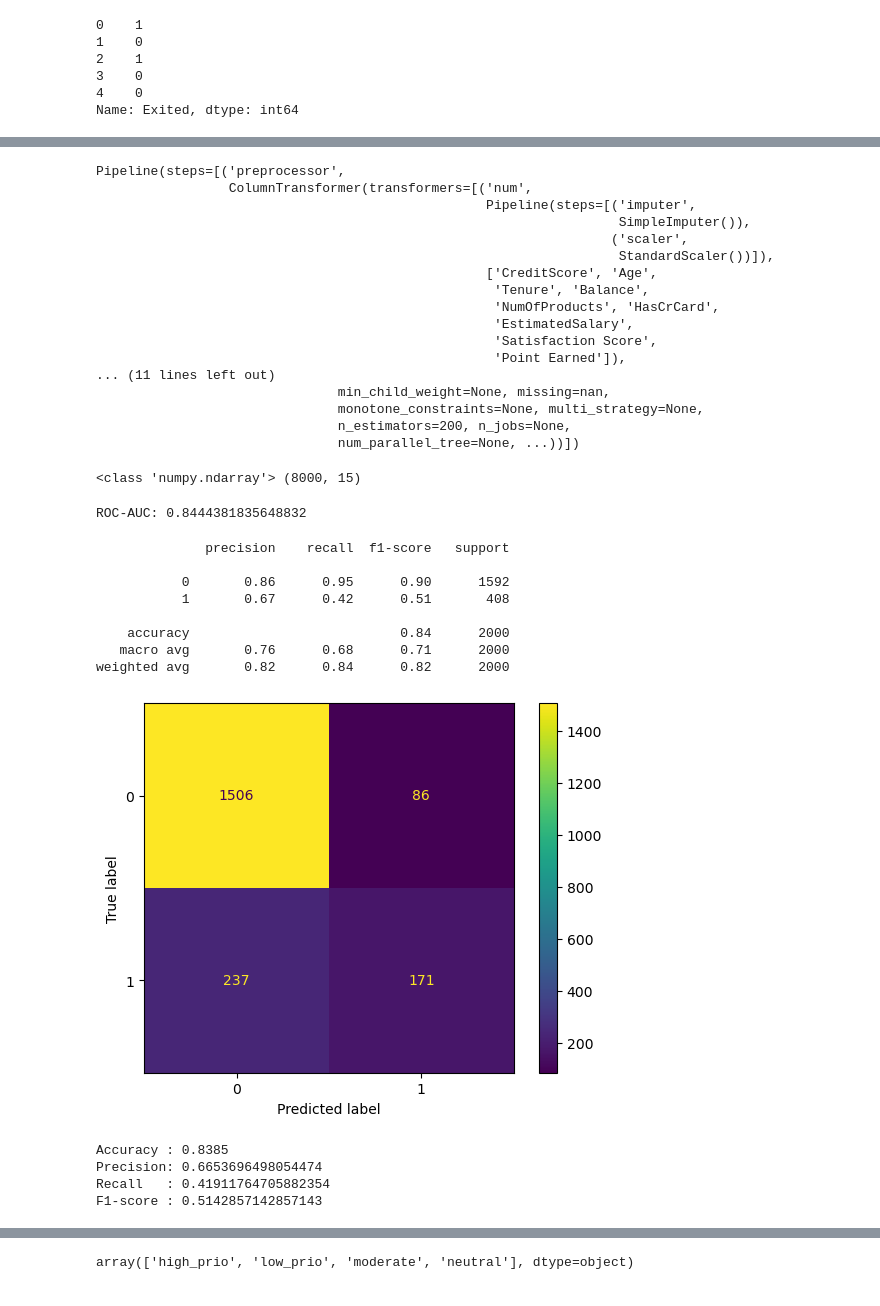
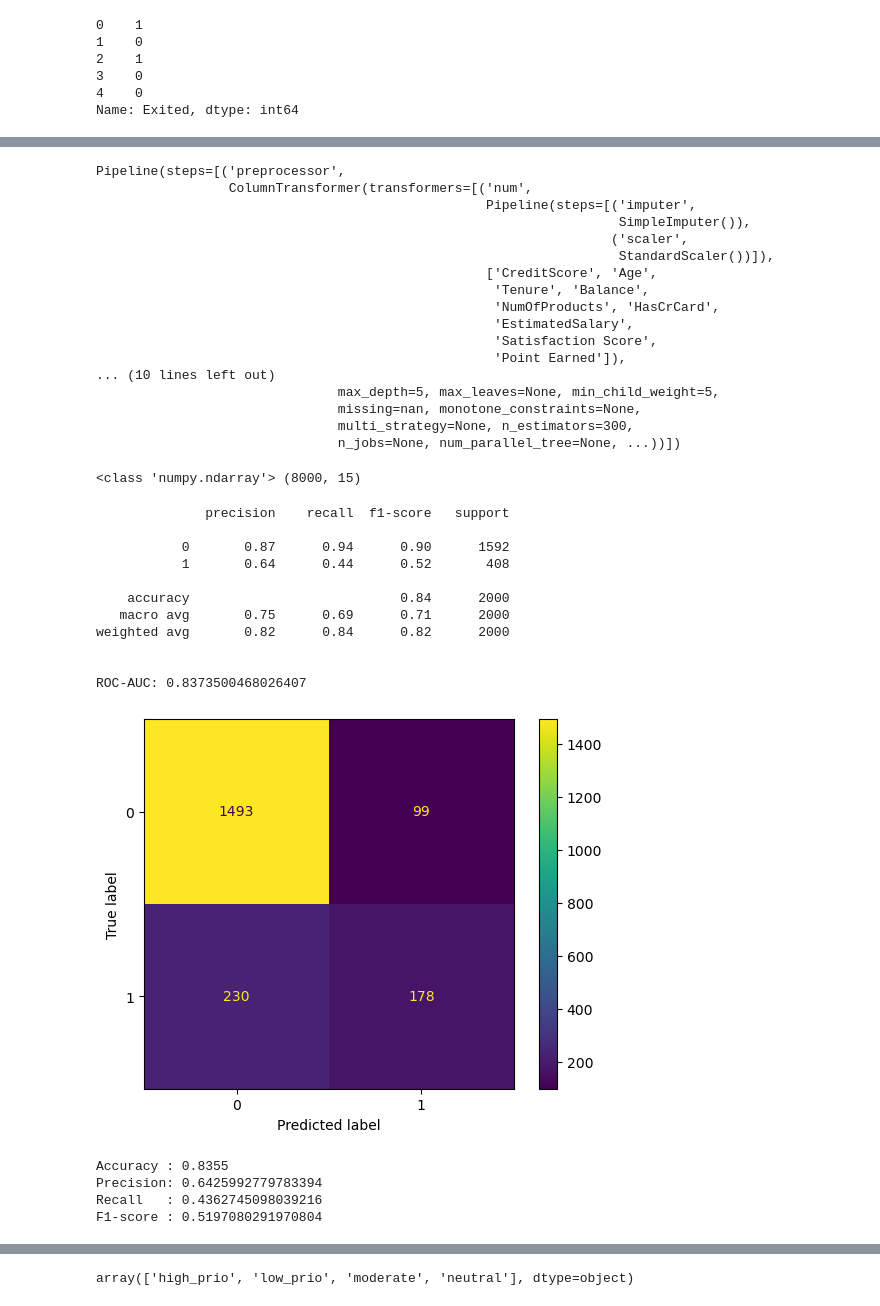
Before and after one commit to jiandji/bank_churn, a Jupyter notebook: bank_churn.ipynb, the cells around one changed output, grey strips where cells are left out. Drawn from its saved outputs; the diff is of its cells as text; code cells hidden in the pictures.

```diff
--- a/bank_churn.ipynb
+++ b/bank_churn.ipynb
@@ -40,7 +41,7 @@ df.tail()
 | 9998 | 9999 | 15682355 | Sabbatini | 772 | Germany | Male | 42 | 3 | 75075.31 | ... |
 | 9999 | 10000 | 15628319 | Walker | 792 | France | Female | 28 | 4 | 130142.79 | ... |
 # %%
-df = df.drop(['RowNumber', 'CustomerId', 'Geography', 'Surname'], axis=1)
+df = df.drop(['RowNumber', 'CustomerId', 'Geography', 'Surname', 'IsActiveMember'], axis=1)
 # %%
 df.info()
 # %% [output]
@@ -189,11 +193,12 @@ preprocessing_pipeline = ColumnTransformer([
 pipeline = Pipeline([
   ('preprocessor', preprocessing_pipeline),
   ('model', XGBClassifier(
-    n_estimators=200,
-    max_depth=4,
-    learning_rate=0.05,
-    eval_metric="logloss",
-    random_state=42
+      max_depth=5,
+      learning_rate=0.05,
+      n_estimators=300,
+      subsample=0.8,
+      colsample_bytree=0.8,
+      min_child_weight=5
   ))
 ])
 # %%
@@ -218,11 +223,11 @@ Pipeline(steps=[('preprocessor',
                                                    'EstimatedSalary',
                                                    'Satisfaction Score',
                                                    'Point Earned']),
-... (11 lines left out)
-                               min_child_weight=None, missing=nan,
-                               monotone_constraints=None, multi_strategy=None,
-                               n_estimators=200, n_jobs=None,
-                               num_parallel_tree=None, ...))])
+... (10 lines left out)
+                               max_depth=5, max_leaves=None, min_child_weight=5,
+                               missing=nan, monotone_constraints=None,
+                               multi_strategy=None, n_estimators=300,
+                               n_jobs=None, num_parallel_tree=None, ...))])
 # %%
 Xt = pipeline.named_steps['preprocessor'].fit_transform(X_train)
 print(type(Xt), Xt.shape)
@@ -230,39 +235,41 @@ print(type(Xt), Xt.shape)
 <class 'numpy.ndarray'> (8000, 15)
 # %%
 prediction = pipeline.predict(X_test)
-# y_prob = pipeline.predict_proba(X_test)[:, 1]
-# y_pred = (prediction >= 0.3).astype(int)
+y_prob = pipeline.predict_proba(X_test)[:, 1].astype(int)
+y_pred = (prediction >= 0.1).astype(int)
-# %%
-y_prob_test = pipeline.predict_proba(X_test)[:, 1]
-auc = roc_auc_score(y_test, y_prob_test)
-print("ROC-AUC:", auc)
-# %% [output]
-ROC-AUC: 0.8444381835648832
 # %%
-# mse = mean_squared_error(y_test, prediction)
-# rmse = np.sqrt(mse)
+#metrics
+'''
+1. ROC-AUC
+2. Recall - catch churn
+3. PR-AUC
+'''
 
-# r2 = r2_score(y_test, prediction)
-# mae = mean_absolute_error(y_test, prediction)
-cm = confusion_matrix(y_test, prediction)
+cm = classification_report(y_test, y_pred)
+print(cm)
 
-print(classification_report(y_test, prediction))
+y_prob_test = pipeline.predict_proba(X_test)[:, 1]
+auc = roc_auc_score(y_test, y_prob_test)
+print("\nROC-AUC:", auc)
 # %% [output]
               precision    recall  f1-score   support
 
-           0       0.86      0.95      0.90      1592
-           1       0.67      0.42      0.51       408
+           0       0.87      0.94      0.90      1592
+           1       0.64      0.44      0.52       408
 
     accuracy                           0.84      2000
-   macro avg       0.76      0.68      0.71      2000
+   macro avg       0.75      0.69      0.71      2000
 weighted avg       0.82      0.84      0.82      2000
+
+
+ROC-AUC: 0.8373500468026407
 # %%
-cm = confusion_matrix(y_test, prediction)
+cm = confusion_matrix(y_test, y_pred)
 disp = ConfusionMatrixDisplay(confusion_matrix=cm)
 disp.plot()
 plt.show()
 # %% [output]
-[figure, old version]
+[figure, new version]
 # %%
 tn, fp, fn, tp = confusion_matrix(y_test, prediction).ravel()
 accuracy = (tp + tn) / (tp + tn + fp + fn)
@@ -275,10 +282,10 @@ print("Precision:", precision)
 print("Recall   :", recall)
 print("F1-score :", f1)
 # %% [output]
-Accuracy : 0.8385
-Precision: 0.6653696498054474
-Recall   : 0.41911764705882354
-F1-score : 0.5142857142857143
+Accuracy : 0.8355
+Precision: 0.6425992779783394
+Recall   : 0.4362745098039216
+F1-score : 0.5197080291970804
 # %%
 df["churn_prob"] = pipeline.predict_proba(X)[:, 1]
 # %%
```
Also changed, not shown: parts of 12 cells of this notebook.
